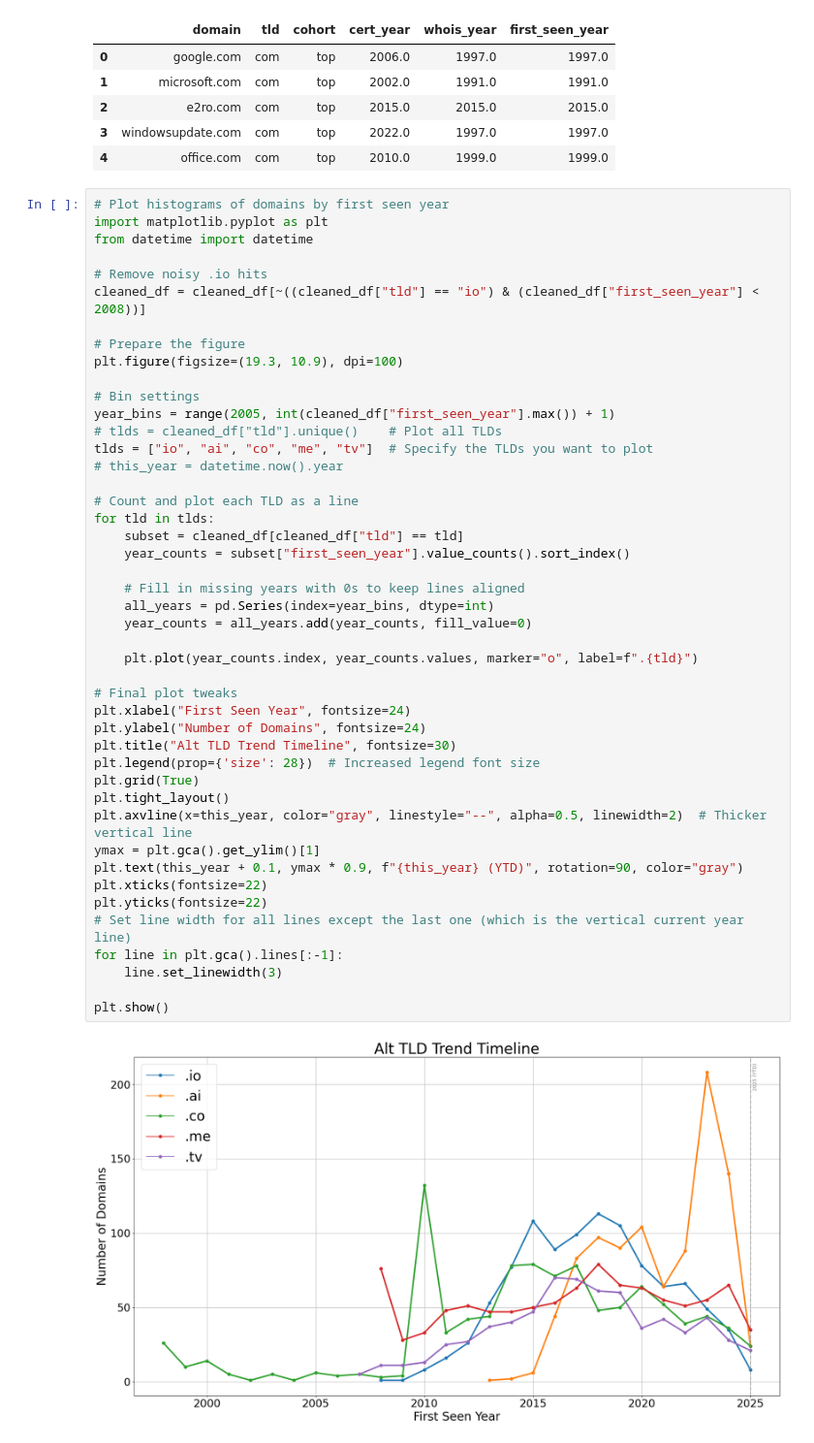
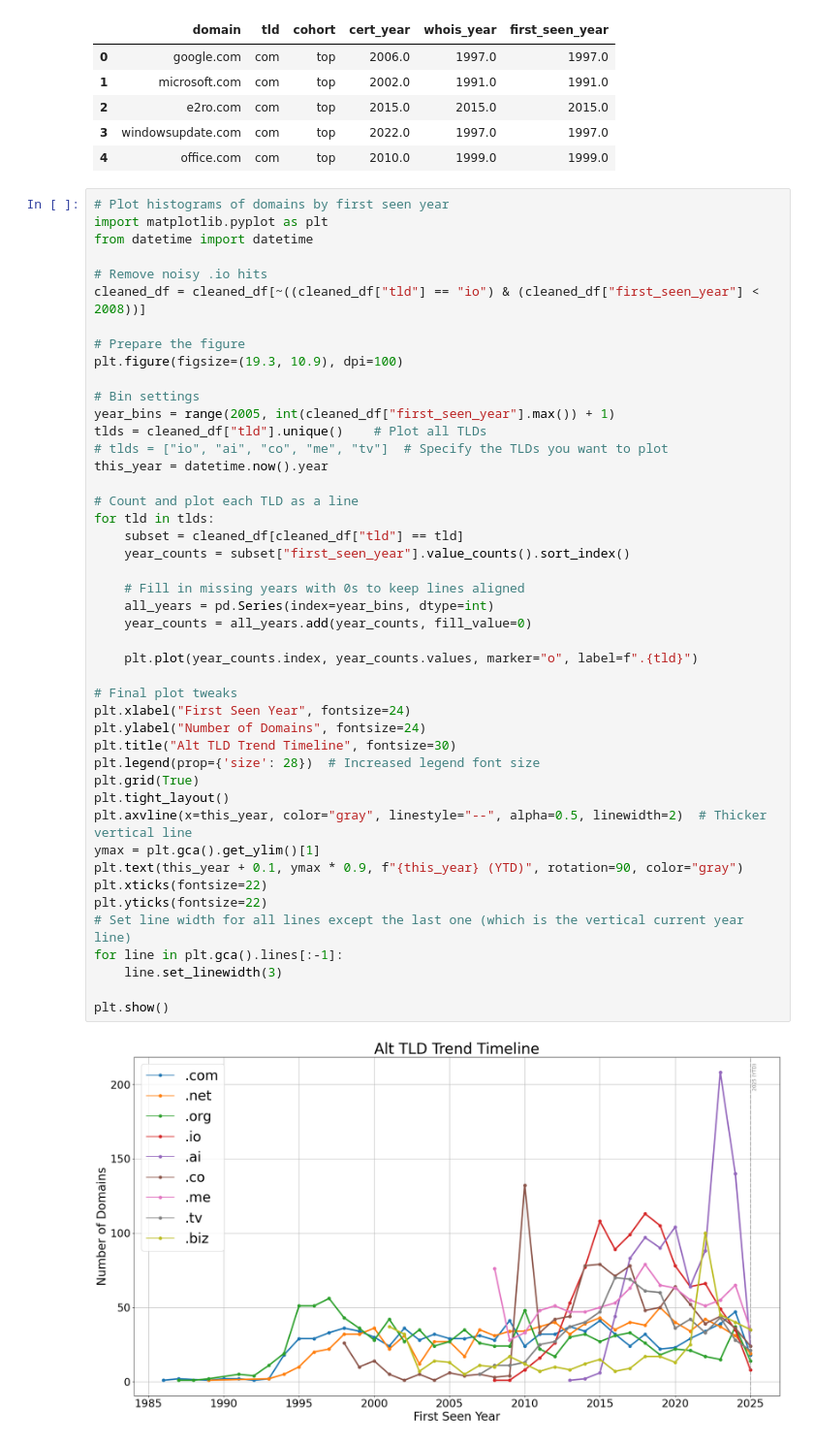
Before and after one commit to dwight9339/tld_trends_research, a Jupyter notebook: tld-trends.ipynb, the cells around one changed output. Shown: that part at 97% size. Drawn from its saved outputs; the diff is of its cells as text.

```diff
--- a/tld-trends.ipynb
+++ b/tld-trends.ipynb
@@ -410,37 +410,37 @@ plt.figure(figsize=(19.3, 10.9), dpi=100)
 
 # Bin settings
 year_bins = range(2005, int(cleaned_df["first_seen_year"].max()) + 1)
-# tlds = cleaned_df["tld"].unique()    # Plot all TLDs
-tlds = ["io", "ai", "co", "me", "tv"]  # Specify the TLDs you want to plot
-# this_year = datetime.now().year
+tlds = cleaned_df["tld"].unique()    # Plot all TLDs
+# tlds = ["io", "ai", "co", "me", "tv"]  # Specify the TLDs you want to plot
+this_year = datetime.now().year
 
 # Count and plot each TLD as a line
 for tld in tlds:
     subset = cleaned_df[cleaned_df["tld"] == tld]
     year_counts = subset["first_seen_year"].value_counts().sort_index()
 
     # Fill in missing years with 0s to keep lines aligned
     all_years = pd.Series(index=year_bins, dtype=int)
     year_counts = all_years.add(year_counts, fill_value=0)
 
     plt.plot(year_counts.index, year_counts.values, marker="o", label=f".{tld}")
 
 # Final plot tweaks
 plt.xlabel("First Seen Year", fontsize=24)
 plt.ylabel("Number of Domains", fontsize=24)
 plt.title("Alt TLD Trend Timeline", fontsize=30)
 plt.legend(prop={'size': 28})  # Increased legend font size
 plt.grid(True)
 plt.tight_layout()
 plt.axvline(x=this_year, color="gray", linestyle="--", alpha=0.5, linewidth=2)  # Thicker vertical line
 ymax = plt.gca().get_ylim()[1]
 plt.text(this_year + 0.1, ymax * 0.9, f"{this_year} (YTD)", rotation=90, color="gray")
 plt.xticks(fontsize=22)
 plt.yticks(fontsize=22)
 # Set line width for all lines except the last one (which is the vertical current year line)
 for line in plt.gca().lines[:-1]:
     line.set_linewidth(3)
 
 plt.show()
 # %% [output]
-[figure, old version]
+[figure, new version]
```
Also changed, not shown: 2 other files.
